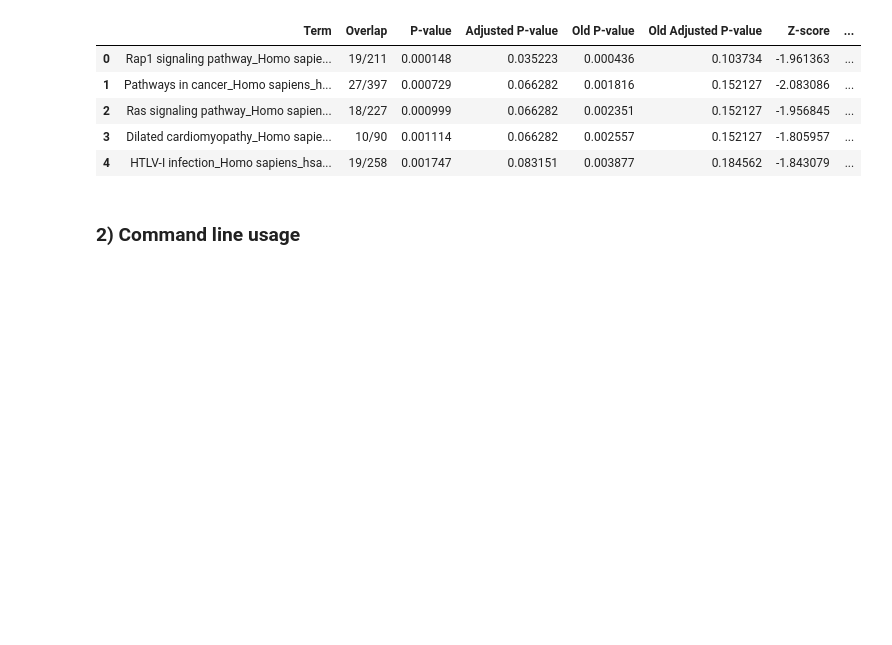
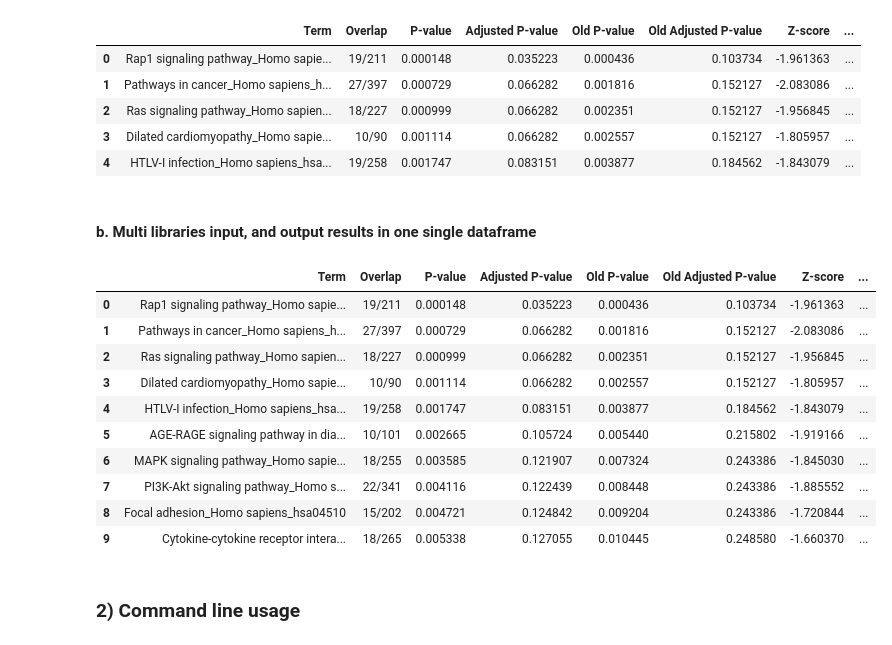
Before and after one commit to zqfang/GSEApy, a Jupyter notebook: docs/gseapy_example.ipynb, the cells around one changed output. Drawn from its saved outputs; the diff is of its cells as text; code cells hidden in the pictures; blank space fills up the shorter version.

```diff
--- a/docs/gseapy_example.ipynb
+++ b/docs/gseapy_example.ipynb
@@ -80,6 +84,31 @@ enr.res2d.head()
 | 2 | Ras signaling pathway_Homo sapien... | 18/227 | 0.000999 | 0.066282 | 0.002351 | 0.152127 | -1.956845 | ... |
 | 3 | Dilated cardiomyopathy_Homo sapie... | 10/90 | 0.001114 | 0.066282 | 0.002557 | 0.152127 | -1.805957 | ... |
 | 4 | HTLV-I infection_Homo sapiens_hsa... | 19/258 | 0.001747 | 0.083151 | 0.003877 | 0.184562 | -1.843079 | ... |
+# %% [markdown]
+#### b. Multi libraries input, and output results in one single dataframe
+# %%
+enr = gp.enrichr(gene_list="./data/gene_list.txt",
+                 # or gene_list='./gene_list.txt', or gene_list=glist
+                 description='test_name',
+                 # or gene_sets='KEGG_2016,KEGG_2013',
+                 gene_sets=['KEGG_2016', 'KEGG_2013'],
+                 outdir='test/enrichr_kegg2',
+                 cutoff=0.5 # test dataset, use lower value of range(0,1)
+                )
+# %%
+enr.results.head(10)
+# %% [output]
+|  | Term | Overlap | P-value | Adjusted P-value | Old P-value | Old Adjusted P-value | Z-score | ... |
+| 0 | Rap1 signaling pathway_Homo sapie... | 19/211 | 0.000148 | 0.035223 | 0.000436 | 0.103734 | -1.961363 | ... |
+| 1 | Pathways in cancer_Homo sapiens_h... | 27/397 | 0.000729 | 0.066282 | 0.001816 | 0.152127 | -2.083086 | ... |
+| 2 | Ras signaling pathway_Homo sapien... | 18/227 | 0.000999 | 0.066282 | 0.002351 | 0.152127 | -1.956845 | ... |
+| 3 | Dilated cardiomyopathy_Homo sapie... | 10/90 | 0.001114 | 0.066282 | 0.002557 | 0.152127 | -1.805957 | ... |
+| 4 | HTLV-I infection_Homo sapiens_hsa... | 19/258 | 0.001747 | 0.083151 | 0.003877 | 0.184562 | -1.843079 | ... |
+| 5 | AGE-RAGE signaling pathway in dia... | 10/101 | 0.002665 | 0.105724 | 0.005440 | 0.215802 | -1.919166 | ... |
+| 6 | MAPK signaling pathway_Homo sapie... | 18/255 | 0.003585 | 0.121907 | 0.007324 | 0.243386 | -1.845030 | ... |
+| 7 | PI3K-Akt signaling pathway_Homo s... | 22/341 | 0.004116 | 0.122439 | 0.008448 | 0.243386 | -1.885552 | ... |
+| 8 | Focal adhesion_Homo sapiens_hsa04510 | 15/202 | 0.004721 | 0.124842 | 0.009204 | 0.243386 | -1.720844 | ... |
+| 9 | Cytokine-cytokine receptor intera... | 18/265 | 0.005338 | 0.127055 | 0.010445 | 0.248580 | -1.660370 | ... |
 # %% [markdown]
 ### 2) Command line usage
 # %% [markdown]
```
Also changed, not shown: parts of 15 cells of this notebook.
